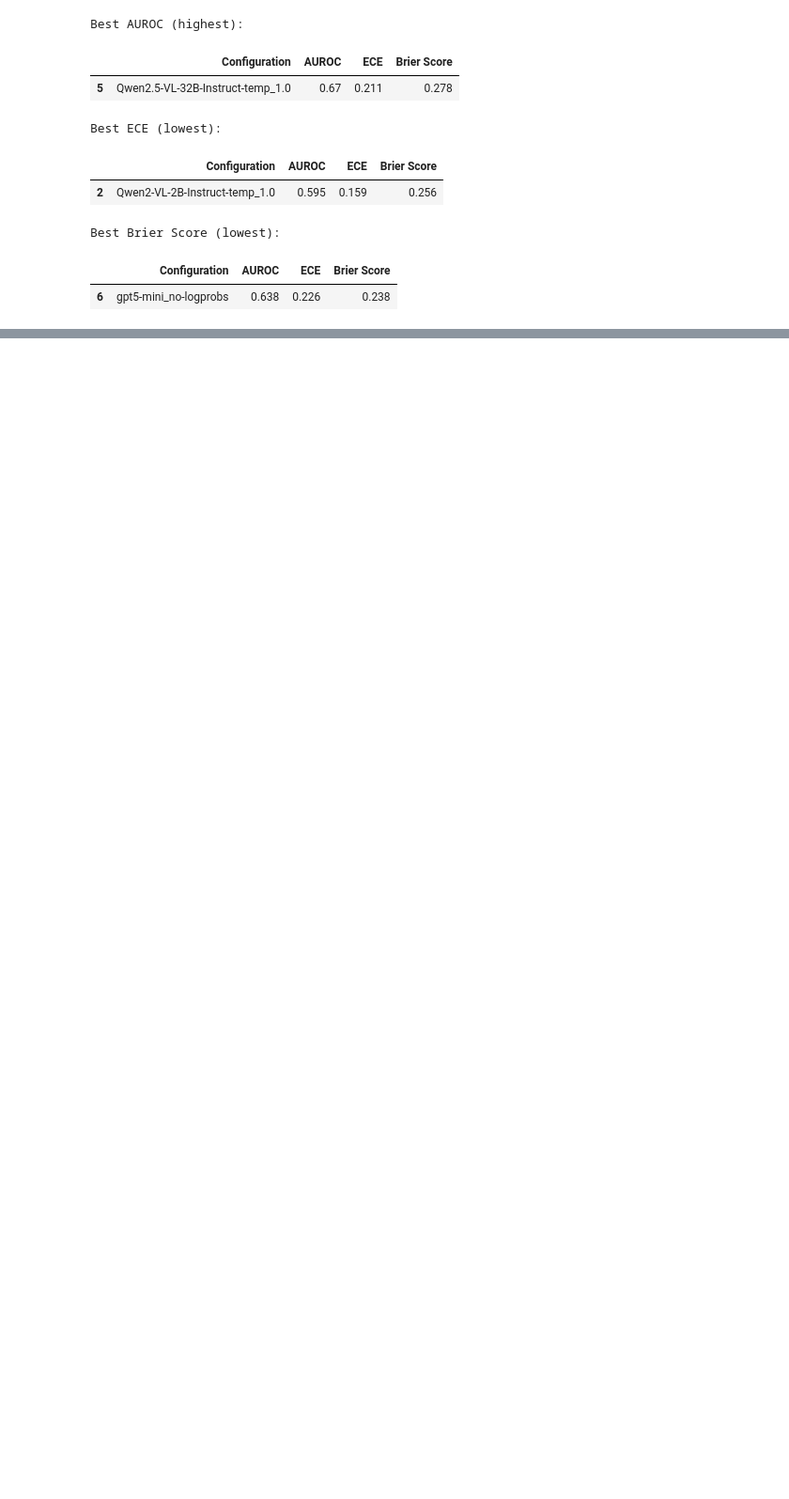
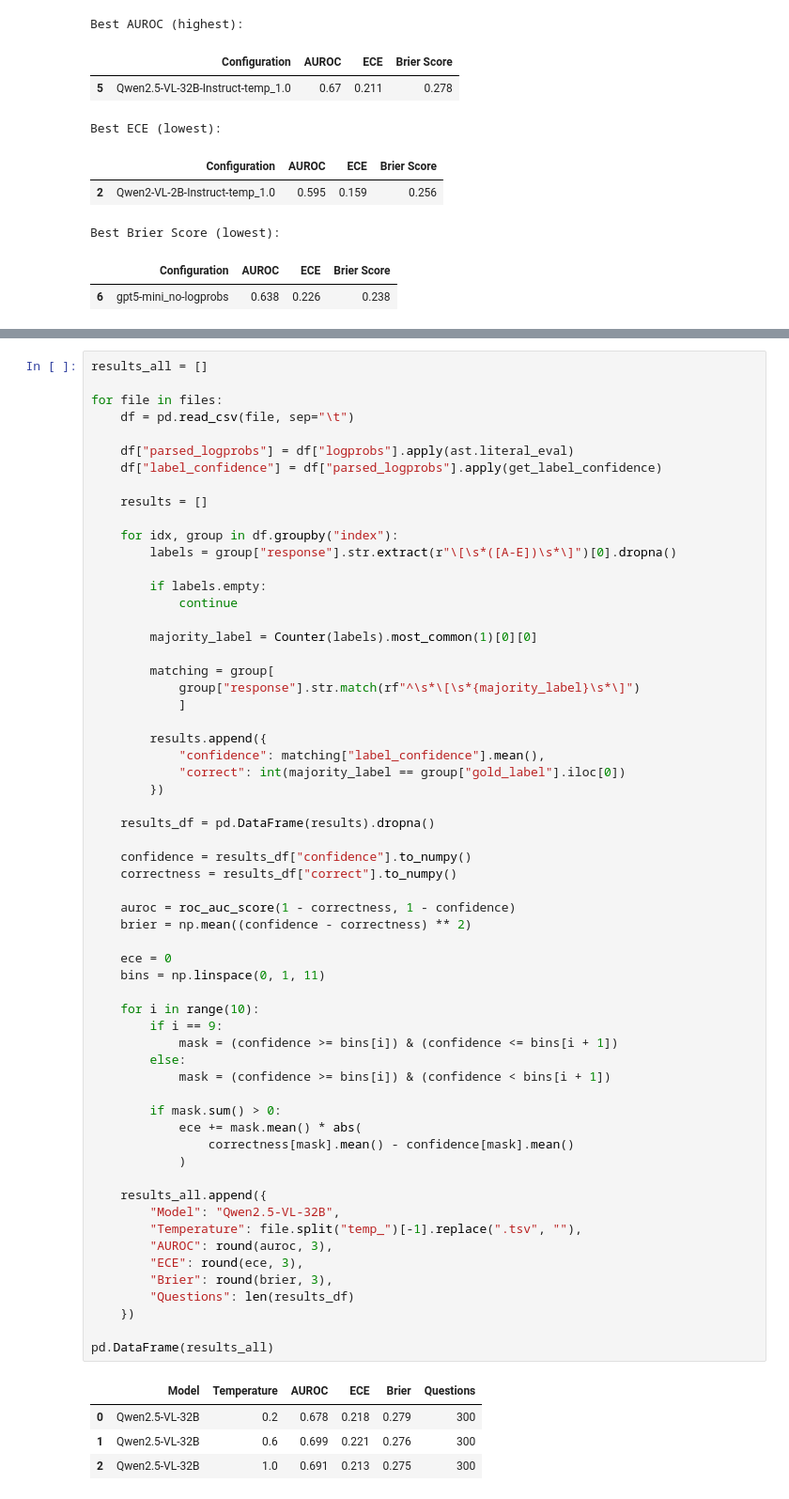
Before and after one commit to JoelvdR/medicalAI, a Jupyter notebook: Group15_[MAM11A_2026]_V&L_Practicum_Uncertainty_Final.ipynb, the cells around one changed output, grey strips where cells are left out. Shown at 94% size. Saved outputs shown, nothing was run; the diff lists cells and outputs as text; blank space fills up the shorter version.

```diff
--- a/Group15_[MAM11A_2026]_V&L_Practicum_Uncertainty_Final.ipynb
+++ b/Group15_[MAM11A_2026]_V&L_Practicum_Uncertainty_Final.ipynb
@@ -988,0 +1069,65 @@ Best Brier Score (lowest):
+# %%
+results_all = []
+
+for file in files:
+    df = pd.read_csv(file, sep="\t")
+
+    df["parsed_logprobs"] = df["logprobs"].apply(ast.literal_eval)
+    df["label_confidence"] = df["parsed_logprobs"].apply(get_label_confidence)
+
+    results = []
+
+    for idx, group in df.groupby("index"):
+        labels = group["response"].str.extract(r"\[\s*([A-E])\s*\]")[0].dropna()
+
+        if labels.empty:
+            continue
+
+        majority_label = Counter(labels).most_common(1)[0][0]
+
+        matching = group[
+            group["response"].str.match(rf"^\s*\[\s*{majority_label}\s*\]")
+            ]
+
+        results.append({
+            "confidence": matching["label_confidence"].mean(),
+            "correct": int(majority_label == group["gold_label"].iloc[0])
+        })
+
+    results_df = pd.DataFrame(results).dropna()
+
+    confidence = results_df["confidence"].to_numpy()
+    correctness = results_df["correct"].to_numpy()
+
+    auroc = roc_auc_score(1 - correctness, 1 - confidence)
+    brier = np.mean((confidence - correctness) ** 2)
+
+    ece = 0
+    bins = np.linspace(0, 1, 11)
+
+    for i in range(10):
+        if i == 9:
+            mask = (confidence >= bins[i]) & (confidence <= bins[i + 1])
+        else:
+            mask = (confidence >= bins[i]) & (confidence < bins[i + 1])
+
+        if mask.sum() > 0:
+            ece += mask.mean() * abs(
+                correctness[mask].mean() - confidence[mask].mean()
+            )
+
+    results_all.append({
+        "Model": "Qwen2.5-VL-32B",
+        "Temperature": file.split("temp_")[-1].replace(".tsv", ""),
+        "AUROC": round(auroc, 3),
+        "ECE": round(ece, 3),
+        "Brier": round(brier, 3),
+        "Questions": len(results_df)
+    })
+
+pd.DataFrame(results_all)
+# %% [output]
+|  | Model | Temperature | AUROC | ECE | Brier | Questions |
+| 0 | Qwen2.5-VL-32B | 0.2 | 0.678 | 0.218 | 0.279 | 300 |
+| 1 | Qwen2.5-VL-32B | 0.6 | 0.699 | 0.221 | 0.276 | 300 |
+| 2 | Qwen2.5-VL-32B | 1.0 | 0.691 | 0.213 | 0.275 | 300 |
```
Also changed, not shown: parts of 2 cells of this notebook.
